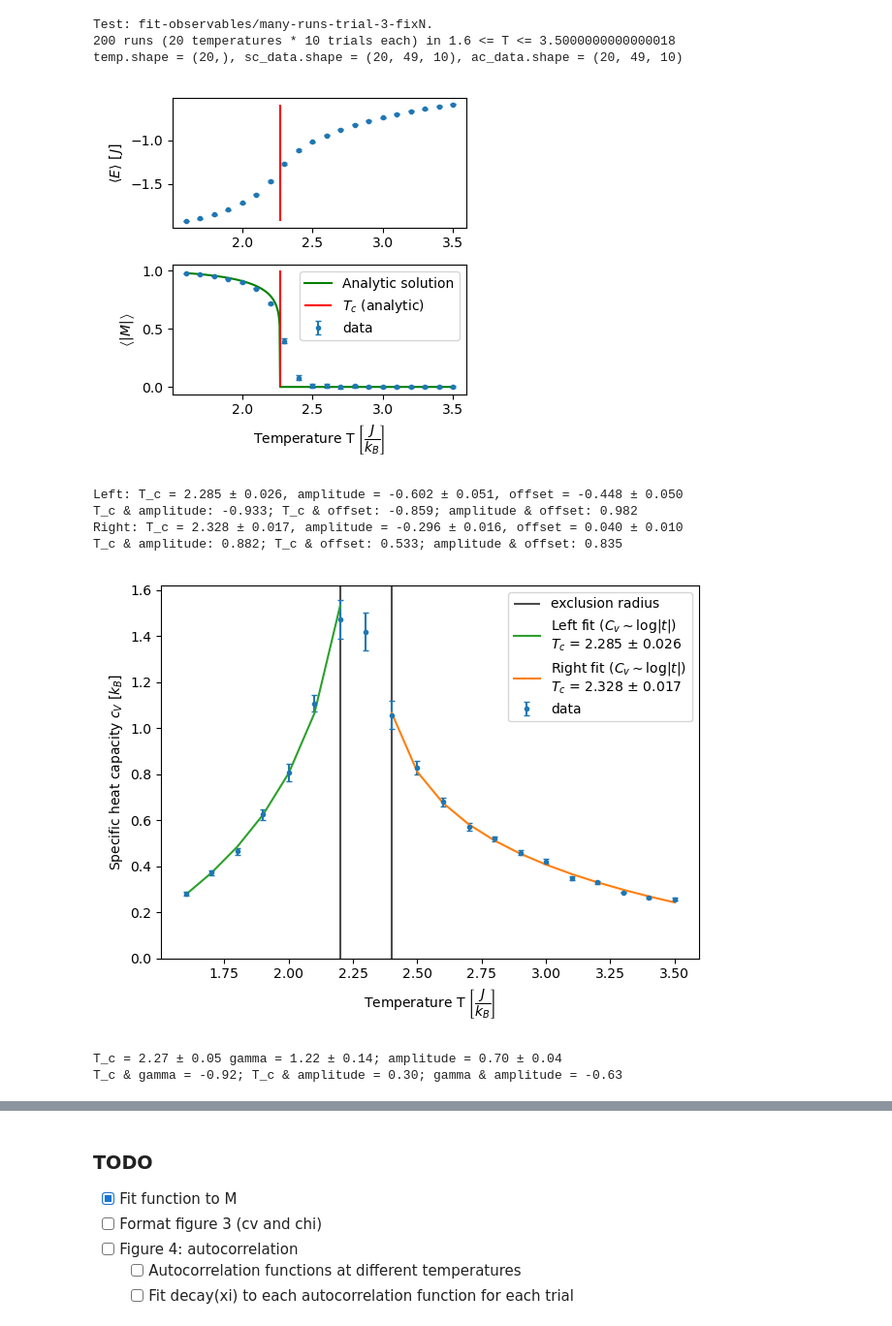
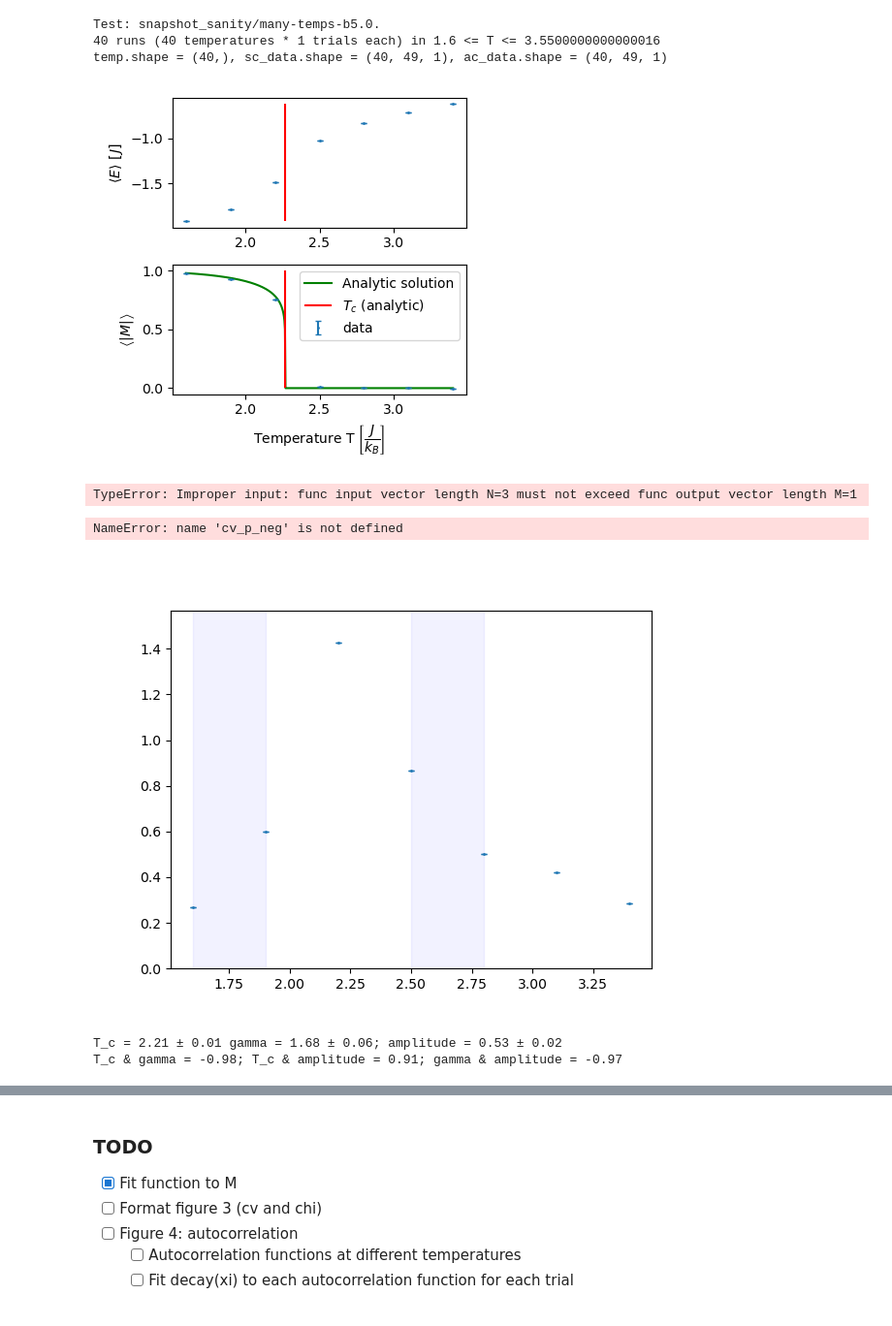
Before and after one commit to aderhall/phys382ising, a Jupyter notebook: analysis_notebooks/fit_observables.ipynb, the cells around one changed output, grey strips where cells are left out. Shown at 97% size. Saved outputs shown, nothing was run; the diff lists cells and outputs as text; code cells hidden in the pictures.

Commit message:
Somewhat fishy unreviewed changes (incl. autocorr fn in fit_observables.ipynb)

```diff
--- a/analysis_notebooks/fit_observables.ipynb
+++ b/analysis_notebooks/fit_observables.ipynb
@@ -21,7 +30,7 @@ class SimParams(object):
         self.n_trials = n_trials
         self.snapshots = snapshots
     def param_str(self):
-        return f"N:{self.N} n_steps:{self.n_steps} n_analyze:{self.n_analyze} n_burnin:{self.n_burnin} b_top:{self.b_top} multiprocess:{'t' if self.multiprocess else 'f'} t_min:{self.t_min} t_max:{self.t_max} t_step:{self.t_step}"
+        return f"N:{self.N} n_steps:{self.n_steps} n_analyze:{self.n_analyze} n_burnin:{self.n_burnin} b_top:{self.b_top} multiprocess:{'t' if self.multiprocess else 'f'} snapshots:{'t' if self.snapshots else 'f'} t_min:{self.t_min} t_max:{self.t_max} t_step:{self.t_step}"
 
 def _run_raw(test_path, params: SimParams):
     #!cd .. && python ising.py N:{params.N} multiprocess:{"t" if params.multiprocess else "f"} b_top:{params.b_top} t_min:{params.t_min} t_max:{params.t_max} t_step:{params.t_step} n_steps:{params.n_steps} n_analyze:{params.n_analyze} n_burnin:{params.n_burnin}
@@ -58,12 +67,12 @@ def new_test(test_path):
     !mkdir -p {test_path}/plots
 # %%
 data_tests = "../../data_tests"
-test_name = "fit-observables/grace-33"
+test_name = "snapshot_sanity/many-temps-b5.0"
 test_path = f"{data_tests}/{test_name}"
 
 if False:
-    params = SimParams(N = 100, n_steps=108000, n_analyze=100000, n_burnin=5000, b_top = 0.5, multiprocess = True, t_min = 1.6, t_max = 3.6, t_step = 0.02, n_trials = 31)
-
+    params = SimParams(N = 500, n_steps=13000, n_analyze=5000, n_burnin=5000, b_top = 5.0, multiprocess = True, t_min = 1.6, t_max = 3.6, t_step = 0.3, n_trials = 1, snapshots=True)
+    #store_metadata(test_path, params)
     new_test(test_path)
     run_many(test_path, params=params)
 else:
@@ -138,7 +129,7 @@ for trial in range(n_trials):
 print(f"Test: {test_name}.\n{e_mean.size} runs ({temp_size} temperatures * {n_trials} trials each) in {temp[0]} <= T <= {temp[-1]}")
 print(f"temp.shape = {temp.shape}, sc_data.shape = {sc_data.shape}, ac_data.shape = {ac_data.shape}")
 # %% [output]
-Test: fit-observables/many-runs-trial-3-fixN.
-200 runs (20 temperatures * 10 trials each) in 1.6 <= T <= 3.5000000000000018
-temp.shape = (20,), sc_data.shape = (20, 49, 10), ac_data.shape = (20, 49, 10)
+Test: snapshot_sanity/many-temps-b5.0.
+40 runs (40 temperatures * 1 trials each) in 1.6 <= T <= 3.5500000000000016
+temp.shape = (40,), sc_data.shape = (40, 49, 1), ac_data.shape = (40, 49, 1)
 # %%
@@ -150,7 +147,7 @@ pcw_sinh = lambda T : (T < 2.269) * ((1 - np.sinh(2 / T) ** (-4)) ** (1 / 8))
 plt.close()
 fig, ax = plt.subplots(2, figsize=(4, 4))
 
-ax[0].errorbar(temp, e_mean.mean(axis=1), e_mean_error, fmt='.', capsize=2)
+ax[0].errorbar(temp, e_mean.mean(axis=1), e_mean_error, fmt='.', capsize=2, markersize=2)
 #ax[0].set_xlabel(r"Temperature $\left[\dfrac{k_B T}{J}\right]$")
 ax[0].set_ylabel(r"$\left<E\right>$ $\left[\, J\right]$")
 
@@ -160,16 +157,16 @@ ax[1].plot(x, np.piecewise(x, [x < 2.269, x >= 2.269], [pcw_sinh, 0]), color="gr
 ax[0].vlines(2.269, e_mean.mean(axis=1).min(), e_mean.mean(axis=1).max(), colors='r', linestyles='solid', label="$T_c$ (analytic)")
 ax[1].vlines(2.269, 0, 1, colors='r', linestyles='solid', label="$T_c$ (analytic)")
 
-ax[1].errorbar(temp, m_mean.mean(axis=1), m_mean_error, fmt='.', label="data", capsize=2)
+ax[1].errorbar(temp, m_mean.mean(axis=1), m_mean_error, fmt='.', label="data", capsize=2, markersize=2)
 ax[1].set_ylabel(r"$\left<|M|\right>$")
 
 ax[1].set_xlabel(r"Temperature T $\left[\dfrac{J}{k_B}\right]$")
 ax[1].legend()
 
 fig.tight_layout()
-plt.savefig(f"{test_path}/plots/EMplots.png")
+plt.savefig(f"{test_path}/plots/fig2_EMplots.png")
 # %% [output]
-[figure, old version]
+[figure, new version]
 # %%
 e_var_avg = e_var.mean(axis=1)
 e_var_error = e_var.std(axis=1) / np.sqrt(n_trials)
@@ -182,17 +179,23 @@ chi = params.N ** 2 * m_var_avg / temp
 chi_error = chi * m_var_error / m_var_avg # Propagate error in chi
 # %%
 partition_radius = 0.1 # In units of T
+outer_radius = 0.5
 analytic_T_c = 2.269
 # 2.269 is the analytic critical temperature for the 2D Ising model
-partition_l = temp.searchsorted(analytic_T_c - partition_radius) + 1
+partition_l = temp.searchsorted(analytic_T_c - partition_radius)
 partition_r = temp.searchsorted(analytic_T_c + partition_radius)
+
+outer_l = temp.searchsorted(analytic_T_c - outer_radius)
+outer_r = temp.searchsorted(analytic_T_c + outer_radius)
 # %%
 # Underconstrained fit to cv to determine T_c
 
 log = lambda T, a, b, T_c: a + b * np.log(np.abs((T - T_c) / T_c))
 
-cv_p_pos, cv_covm_pos = curve_fit(log, temp[partition_r:], cv[partition_r:], p0 = (0, -1, analytic_T_c), sigma=cv[partition_r:])
-cv_p_neg, cv_covm_neg = curve_fit(log, temp[:partition_l], cv[:partition_l], p0 = (0, -1, analytic_T_c), sigma=cv_error[:partition_l])
+cv_p_pos, cv_covm_pos = curve_fit(log, temp[partition_r:outer_r], cv[partition_r:outer_r], p0 = (0, -1, analytic_T_c), sigma=cv[partition_r:outer_r])
+cv_Tc_r = cv_p_pos[2]
+cv_p_neg, cv_covm_neg = curve_fit(log, temp[outer_l:partition_l], cv[outer_l:partition_l], p0 = (0, -1, analytic_T_c), sigma=cv_error[outer_l:partition_l])
+cv_Tc_l = cv_p_neg[2]
 
 cv_var_pos = np.sqrt(np.diag(cv_covm_pos))
 cv_var_neg = np.sqrt(np.diag(cv_covm_neg))
@@ -204,39 +207,43 @@ print(f"T_c & amplitude: {cv_corr_neg[1, 2]:.3f}; T_c & offset: {cv_corr_neg[0,
 print(f"Right: T_c = {cv_p_pos[2]:.3f} ± {cv_var_pos[2]:.3f}, amplitude = {cv_p_pos[1]:.3f} ± {cv_var_pos[1]:.3f}, offset = {cv_p_pos[0]:.3f} ± {cv_var_pos[0]:.3f}")
 print(f"T_c & amplitude: {cv_corr_pos[1, 2]:.3f}; T_c & offset: {cv_corr_pos[0, 2]:.3f}; amplitude & offset: {cv_corr_pos[0, 1]:.3f}")
 # %% [output]
-Left: T_c = 2.285 ± 0.026, amplitude = -0.602 ± 0.051, offset = -0.448 ± 0.050
-T_c & amplitude: -0.933; T_c & offset: -0.859; amplitude & offset: 0.982
-Right: T_c = 2.328 ± 0.017, amplitude = -0.296 ± 0.016, offset = 0.040 ± 0.010
-T_c & amplitude: 0.882; T_c & offset: 0.533; amplitude & offset: 0.835
+TypeError: Improper input: func input vector length N=3 must not exceed func output vector length M=1
 # %%
 # Plot cv with both fits
 
 plt.close()
 fig, ax = plt.subplots()
 
 ax.set_ylim(0, cv.max() * 1.1)
 
-ax.vlines([temp[partition_l - 1], temp[partition_r]], 0, cv.max() * 1.1, linestyles="solid", color="black", alpha=0.7, label="exclusion radius")
+#ax.vlines([temp[partition_l - 1], temp[partition_r]], 0, cv.max() * 1.1, linestyles="solid", color="black", alpha=0.7, label="exclusion radius")
+#ax.fill_betweenx([0, cv.max() * 1.1], temp[partition_l - 1], temp[partition_r], color="black", alpha=0.1, label="exclusion radius")
+ax.fill_betweenx([0, cv.max() * 1.1], temp[outer_l - 1], temp[partition_l - 1], color="blue", alpha=0.05, label="Included in fits")
+ax.fill_betweenx([0, cv.max() * 1.1], temp[partition_r], temp[outer_r], color="blue", alpha=0.05)
 #ax.vlines(analytic_T_c, 0, cv.max() * 1.1, linestyles="solid", color="red", label="$T_c$ (analytic)")
 #ax.vlines(cv_p_neg[2], 0, cv.max() * 1.1, linestyles="dashed", color="tab:green", label=f"$T_c$ (left fit) = {cv_p_neg[2]:.3f}")
 #ax.vlines(cv_p_pos[2], 0, cv.max() * 1.1, linestyles="dashed", color="tab:orange", label=f"$T_c$ (right fit) = {cv_p_pos[2]:.3f}")
 
-ax.errorbar(temp, cv, yerr=cv_error, fmt=".", label="data", capsize=2)
-ax.plot(temp[:partition_l], log(temp[:partition_l], *cv_p_neg), color="tab:green", label=f"Left fit ($C_v \sim \log |t|$)\n$T_c$ = {cv_p_neg[2]:.3f} ± {cv_var_neg[2]:.3f}")
-ax.plot(temp[partition_r:], log(temp[partition_r:], *cv_p_pos), color="tab:orange", label=f"Right fit ($C_v \sim \log |t|$)\n$T_c$ = {cv_p_pos[2]:.3f} ± {cv_var_pos[2]:.3f}")
+ax.errorbar(temp, cv, yerr=cv_error, fmt=".", label="data", capsize=2, markersize=2)
+ax.plot(temp[:partition_l], log(temp[:partition_l], *cv_p_neg), color="tab:green", label=f"Left fit ($C_v \sim \log |t|$)\n$T_c$ = {fmt_err(cv_p_neg[2], cv_var_neg[2])}")
+ax.plot(temp[partition_r:], log(temp[partition_r:], *cv_p_pos), color="tab:orange", label=f"Right fit ($C_v \sim \log |t|$)\n$T_c$ = {fmt_err(cv_p_pos[2], cv_var_pos[2])}")
 
 ax.legend()
 ax.set_xlabel(r"Temperature T $\left[\dfrac{J}{k_B}\right]$")
 ax.set_ylabel(r"Specific heat capacity $c_V$ $\left[k_B\right]$")
 fig.tight_layout()
+
+plt.savefig(f"{test_path}/plots/fig3_cv.png")
 # %% [output]
+NameError: name 'cv_p_neg' is not defined
-[figure, old version]
+[figure, new version]
 # %%
 # Underconstrained fit to chi to determine T_c
 
 chi_powerlaw = lambda T, a, gamma, T_c: a * np.abs((T - T_c) / T_c)**(-gamma)
 
-chi_p, chi_covm = curve_fit(chi_powerlaw, temp[partition_r:], chi[partition_r:], p0 = (1, 1, analytic_T_c), sigma=chi_error[partition_r:])
+chi_p, chi_covm = curve_fit(chi_powerlaw, temp[partition_r:outer_r], chi[partition_r:outer_r], p0 = (1, 1, analytic_T_c), sigma=chi_error[partition_r:outer_r])
+chi_Tc = chi_p[2]
 #chi_p_neg, chi_covm_neg = curve_fit(chi_powerlaw, temp[:partition_l], chi[:partition_l], p0 = (1, 1, analytic_T_c), sigma=chi_error[:partition_l])
 chi_variance = np.sqrt(np.diag(chi_covm))
 chi_corrm = chi_covm / np.outer(chi_variance, chi_variance)
@@ -244,8 +251,8 @@ chi_corrm = chi_covm / np.outer(chi_variance, chi_variance)
 print(f"T_c = {chi_p[2]:.2f} ± {chi_variance[2]:.2f} gamma = {chi_p[1]:.2f} ± {chi_variance[1]:.2f}; amplitude = {chi_p[0]:.2f} ± {chi_variance[0]:.2f}")
 print(f"T_c & gamma = {chi_corrm[1, 2]:.2f}; T_c & amplitude = {chi_corrm[0, 2]:.2f}; gamma & amplitude = {chi_corrm[0, 1]:.2f}")
 # %% [output]
-T_c = 2.27 ± 0.05 gamma = 1.22 ± 0.14; amplitude = 0.70 ± 0.04
-T_c & gamma = -0.92; T_c & amplitude = 0.30; gamma & amplitude = -0.63
+T_c = 2.21 ± 0.01 gamma = 1.68 ± 0.06; amplitude = 0.53 ± 0.02
+T_c & gamma = -0.98; T_c & amplitude = 0.91; gamma & amplitude = -0.97
 # %%
 # Plot chi with fit
 
```
Also changed, not shown: parts of 19 cells of this notebook, 3 other files.
